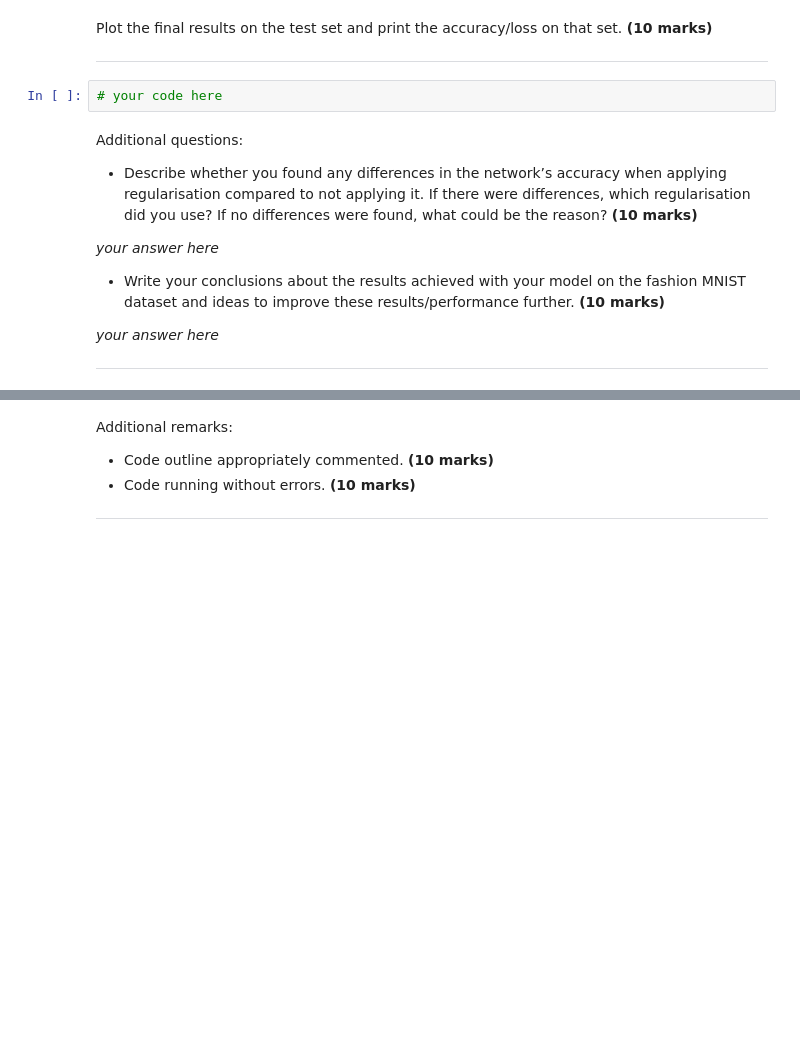
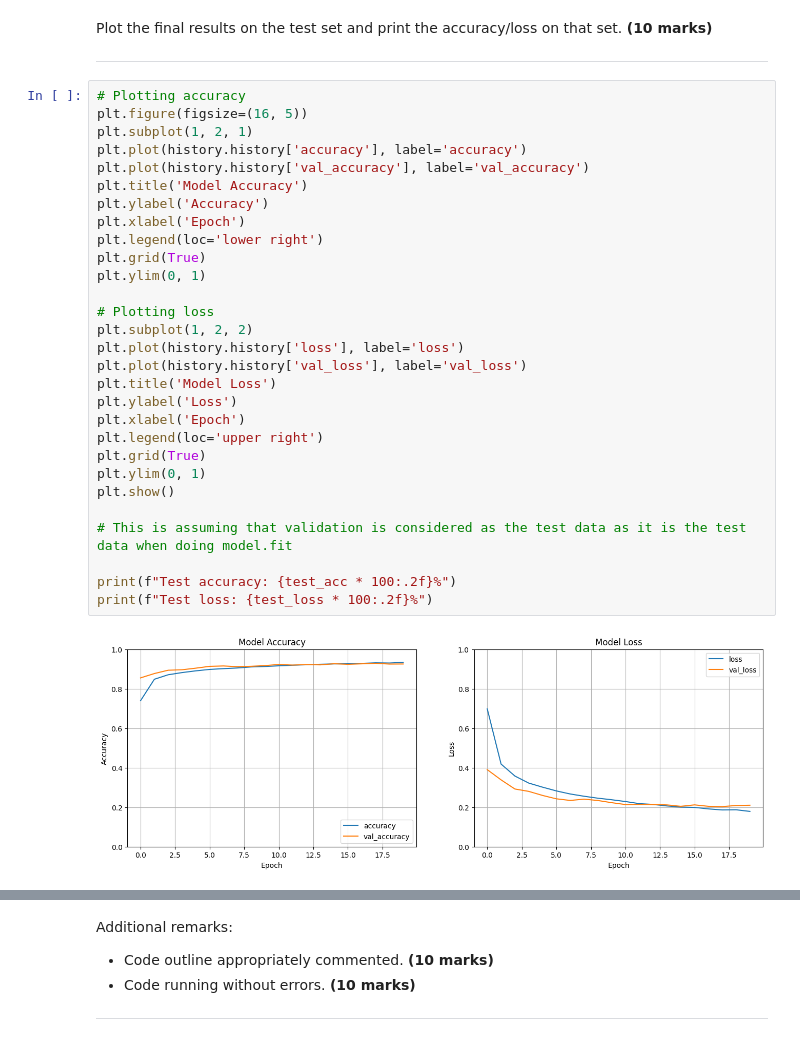
Before and after one commit to Pario398/Image-Detection-DL, a Jupyter notebook: Deep Learning.ipynb, the cells around one changed output, grey strips where cells are left out. Cells and saved outputs as stored; diff of their text form; blank space fills up the shorter version.

```diff
--- a/Deep Learning.ipynb
+++ b/Deep Learning.ipynb
@@ -59,18 +222,34 @@ Evaluate your model. What is the best/highest validation accuracy your network a
 Plot the final results on the test set and print the accuracy/loss on that set. **(10 marks)**
 
 ---
-# %%
-# your code here
-# %% [markdown]
-Additional questions:
-
-
-*   Describe whether you found any differences in the network’s accuracy when applying regularisation compared to not applying it. If there were differences, which regularisation did you use? If no differences were found, what could be the reason? **(10 marks)**
-
-*your answer here*
-
-*   Write your conclusions about the results achieved with your model on the fashion MNIST dataset and ideas to improve these results/performance further. **(10 marks)**
-
-*your answer here*
-
----
+# %%
+# Plotting accuracy
+plt.figure(figsize=(16, 5))
+plt.subplot(1, 2, 1)
+plt.plot(history.history['accuracy'], label='accuracy')
+plt.plot(history.history['val_accuracy'], label='val_accuracy')
+plt.title('Model Accuracy')
+plt.ylabel('Accuracy')
+plt.xlabel('Epoch')
+plt.legend(loc='lower right')
+plt.grid(True)
+plt.ylim(0, 1)
+
+# Plotting loss
+plt.subplot(1, 2, 2)
+plt.plot(history.history['loss'], label='loss')
+plt.plot(history.history['val_loss'], label='val_loss')
+plt.title('Model Loss')
+plt.ylabel('Loss')
+plt.xlabel('Epoch')
+plt.legend(loc='upper right')
+plt.grid(True)
+plt.ylim(0, 1)
+plt.show()
+
+# This is assuming that validation is considered as the test data as it is the test data when doing model.fit
+
+print(f"Test accuracy: {test_acc * 100:.2f}%")
+print(f"Test loss: {test_loss * 100:.2f}%")
+# %% [output]
+[figure, added]
```
Also changed, not shown: parts of 18 cells of this notebook.
